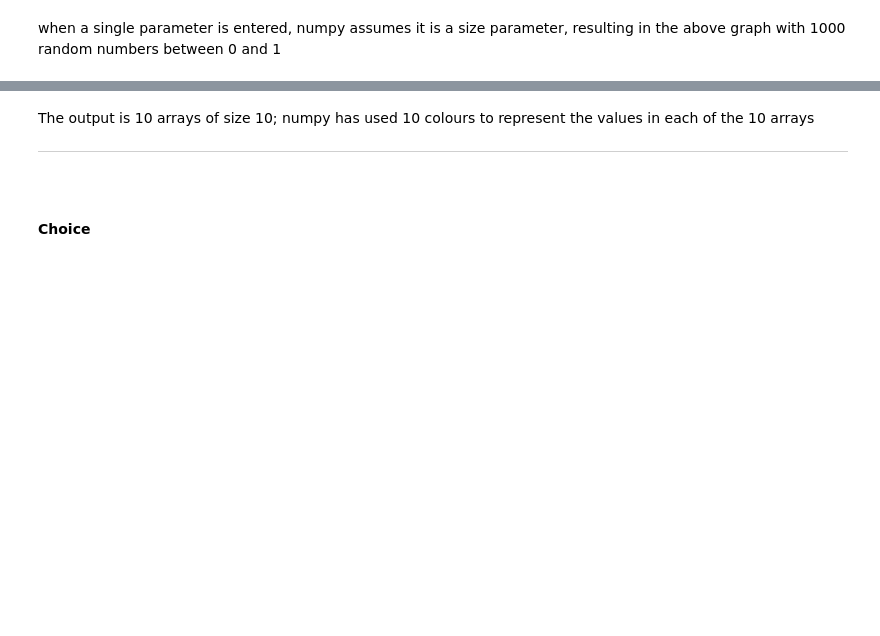
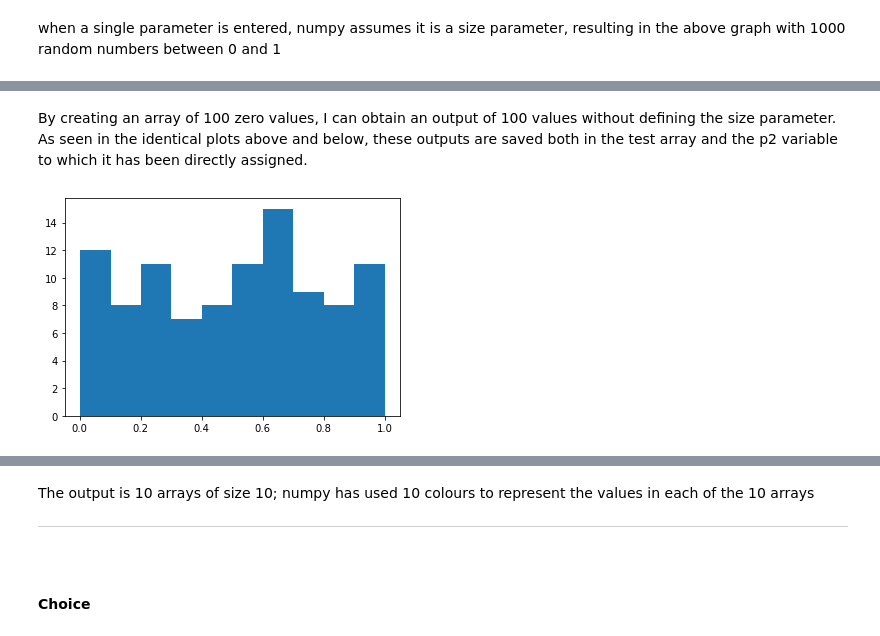
Before and after one commit to dervlac/numpy-assignment, a Jupyter notebook: NumPy Analysis.ipynb, the cells around one changed output, grey strips where cells are left out. Drawn from its saved outputs; the diff is of its cells as text; code cells hidden in the pictures; blank space fills up the shorter version.

```diff
--- a/NumPy Analysis.ipynb
+++ b/NumPy Analysis.ipynb
@@ -92,3 +104,10 @@ when a single parameter is entered, numpy assumes it is a size parameter, result
+# %% [markdown]
+By creating an array of 100 zero values, I can obtain an output of 100 values without defining the size parameter. As seen in the identical plots above and below, these outputs are saved both in the test array and the p2 variable to which it has been directly assigned.
+# %%
+plt.hist(test)
+plt.show()
+# %% [output]
+[figure, added]
 # %%
 # can specify output type instead of size, to get arrays of a set size, rather than 1 array
 y2 = rng.random((10,10))
```
Also changed, not shown: parts of 38 cells of this notebook.
